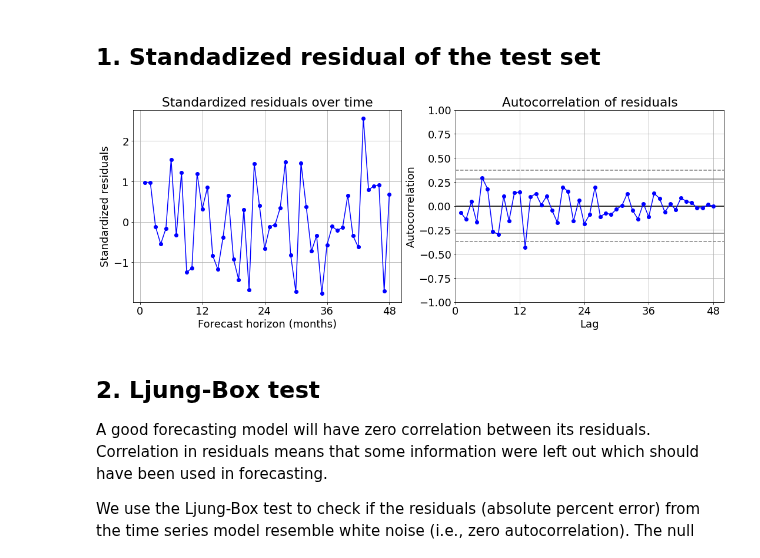
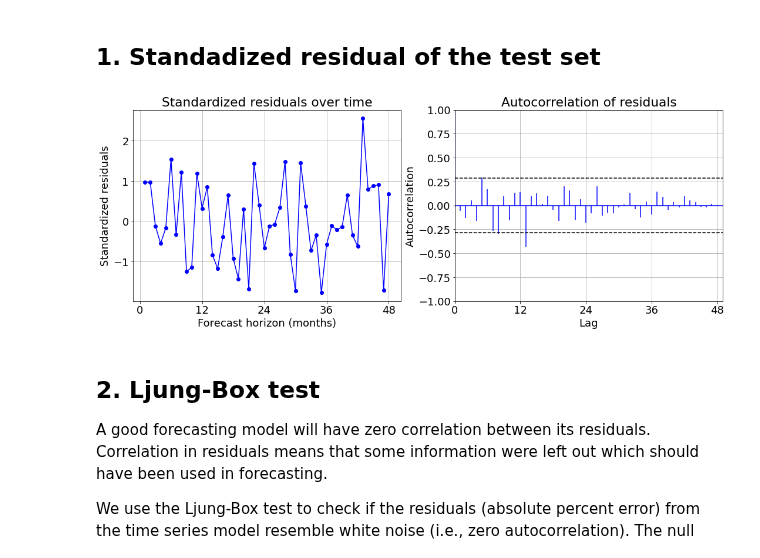
Before and after one commit to Owerre/Time-Series-Forecasting, a Jupyter notebook: fatality-forecast/notebooks/03-auto_arima.ipynb, the cells around one changed output. Cells and saved outputs as stored; diff of their text form; code cells hidden in the pictures.

```diff
--- a/fatality-forecast/notebooks/03-auto_arima.ipynb
+++ b/fatality-forecast/notebooks/03-auto_arima.ipynb
@@ -209,26 +209,38 @@ plt.show()
 # %%
 plt.figure(figsize = (18,6))
 residual = y_test-results['y_pred']
 rstandard = (residual-np.mean(residual))/np.std(residual)
 ape = np.abs(residual)*100/np.abs(y_test)
 
 plt.subplot(121)
 plt.plot(range(1,len(rstandard)+1), rstandard, color = 'b', marker = 'o')
 plt.grid(True)
 plt.xlabel('Forecast horizon (months)')
 plt.ylabel('Standardized residuals')
 plt.xticks(np.arange(0,len(rstandard)+1,12))
 plt.title('Standardized residuals over time')
 
 plt.subplot(122)
-pd.plotting.autocorrelation_plot(pd.Series(residual), color = 'b', marker = 'o')
+plt.acorr(residual, usevlines=True, maxlags=len(residual)-1, normed=True, color ='b')
+plt.axhline(y=1.98/np.sqrt(len(residual)),linestyle= '--', linewidth=1.5, color = 'k')
+plt.axhline(y=-1.98/np.sqrt(len(residual)),linestyle= '--', linewidth=1.5, color = 'k')
+plt.xlim(0,len(residual)+1)
+plt.ylim(-1,1)
+plt.xticks(np.arange(0,len(residual)+1,12))
+plt.grid(True)
+plt.xlabel('Lag')
+plt.ylabel('Autocorrelation')
 plt.title('Autocorrelation of residuals')
-plt.xlim(0,50)
-plt.xticks(np.arange(0,len(residual)+1,12))
 plt.savefig('../images/figdi.png')
 plt.show()
+
+# pd.plotting.autocorrelation_plot(pd.Series(residual), color = 'b', marker = 'o')
+# plt.title('Autocorrelation of residuals')
+# plt.xlim(0,50)
+# plt.xticks(np.arange(0,len(residual)+1,12))
+# plt.show()
 # %% [output]
-[figure, old version]
+[figure, new version]
 # %% [markdown]
 ## 2. Ljung-Box test
 
```
Also changed, not shown: 3 other files.
